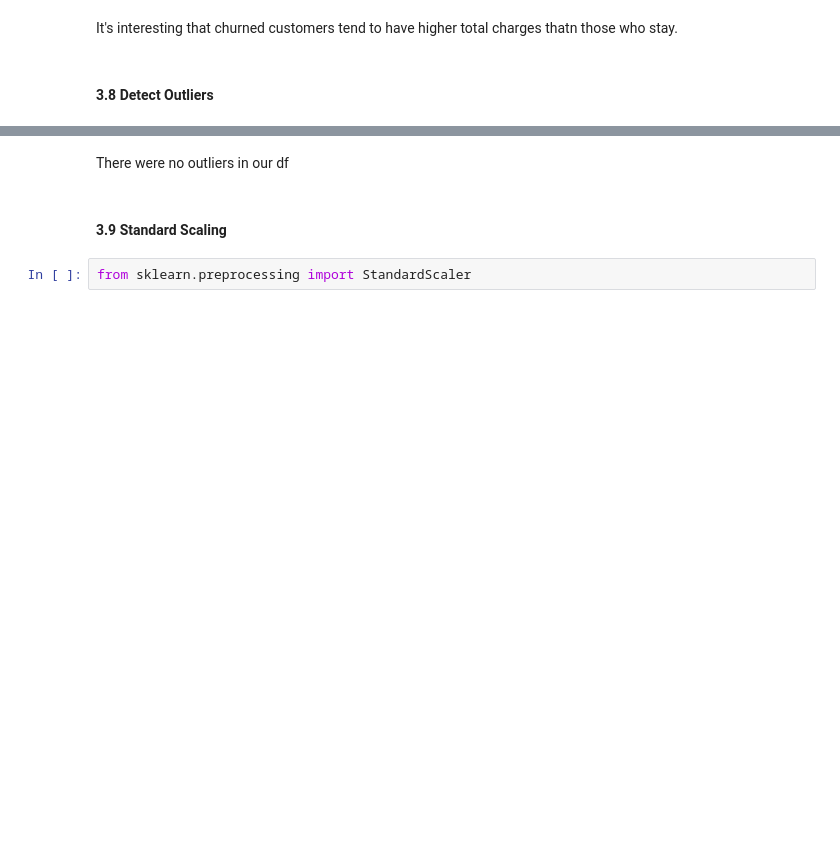
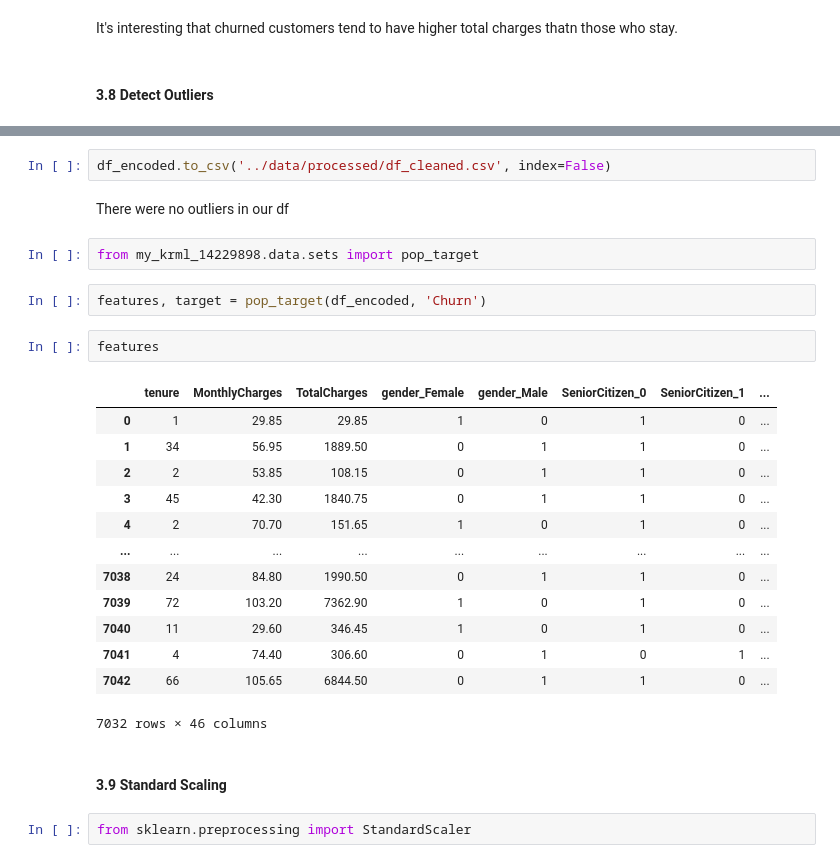
Before and after one commit to chuannarongvat/internship_c_dataset_2, a Jupyter notebook: notebooks/1_preprocess_data.ipynb, the cells around one changed output, grey strips where cells are left out. Drawn from its saved outputs; the diff is of its cells as text; blank space fills up the shorter version.

```diff
--- a/notebooks/1_preprocess_data.ipynb
+++ b/notebooks/1_preprocess_data.ipynb
@@ -589,7 +608,29 @@ dp.outliers(num_cols)
 # %% [output]
 [figure]
+# %%
+df_encoded.to_csv('../data/processed/df_cleaned.csv', index=False)
 # %% [markdown]
 There were no outliers in our df
+# %%
+from my_krml_14229898.data.sets import pop_target
+# %%
+features, target = pop_target(df_encoded, 'Churn')
+# %%
+features
+# %% [output]
+|  | tenure | MonthlyCharges | TotalCharges | gender_Female | gender_Male | SeniorCitizen_0 | SeniorCitizen_1 | ... |
+| 0 | 1 | 29.85 | 29.85 | 1 | 0 | 1 | 0 | ... |
+| 1 | 34 | 56.95 | 1889.50 | 0 | 1 | 1 | 0 | ... |
+| 2 | 2 | 53.85 | 108.15 | 0 | 1 | 1 | 0 | ... |
+| 3 | 45 | 42.30 | 1840.75 | 0 | 1 | 1 | 0 | ... |
+| 4 | 2 | 70.70 | 151.65 | 1 | 0 | 1 | 0 | ... |
+| ... | ... | ... | ... | ... | ... | ... | ... | ... |
+| 7038 | 24 | 84.80 | 1990.50 | 0 | 1 | 1 | 0 | ... |
+| 7039 | 72 | 103.20 | 7362.90 | 1 | 0 | 1 | 0 | ... |
+| 7040 | 11 | 29.60 | 346.45 | 1 | 0 | 1 | 0 | ... |
+| 7041 | 4 | 74.40 | 306.60 | 0 | 1 | 0 | 1 | ... |
+| 7042 | 66 | 105.65 | 6844.50 | 0 | 1 | 1 | 0 | ... |
+7032 rows × 46 columns
 # %% [markdown]
 #### 3.9 Standard Scaling
 # %%
```
Also changed, not shown: parts of 77 cells of this notebook, 6 other files.
